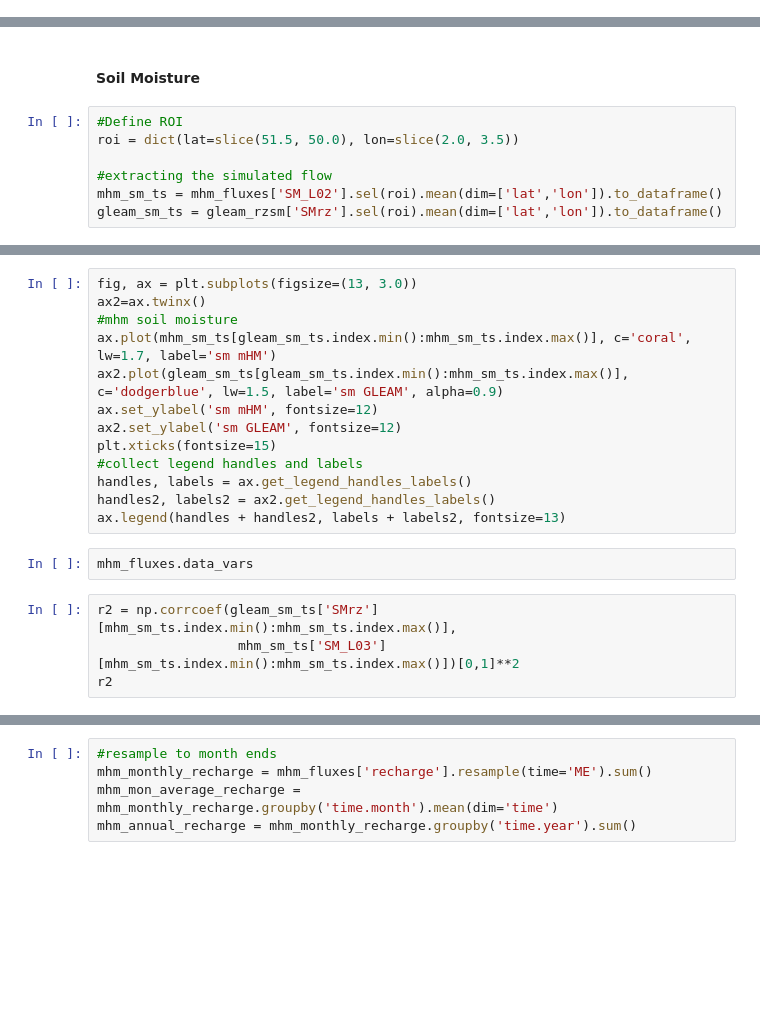
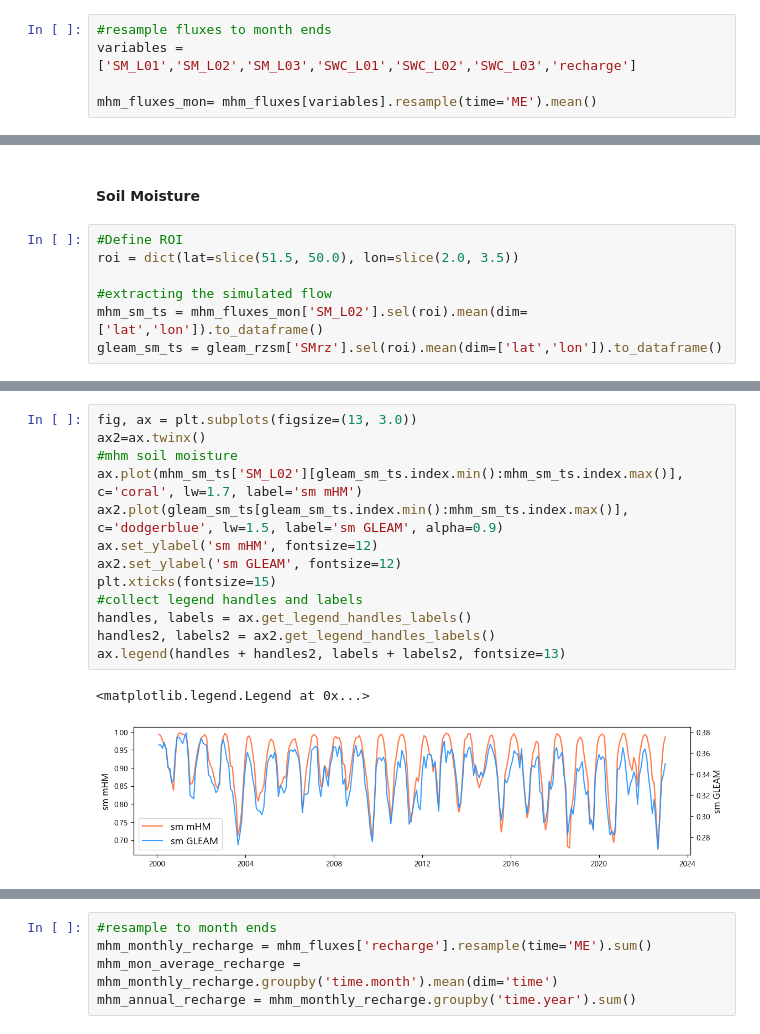
Before and after one commit to klekarkar/mHM_IO_dataprocessing, a Jupyter notebook: model_evaluation.ipynb, the cells around one changed output, grey strips where cells are left out. Cells and saved outputs as stored; diff of their text form; blank space fills up the shorter version.

Commit message:
longterm monthly soil moisture averages

```diff
--- a/model_evaluation.ipynb
+++ b/model_evaluation.ipynb
@@ -22,3 +32,8 @@ sim_flow_mhm = xr.open_dataset(r"W:\VUB\_main_research\mHM\mhm_outputs\mRM_Fluxe
+# %%
+#resample fluxes to month ends
+variables = ['SM_L01','SM_L02','SM_L03','SWC_L01','SWC_L02','SWC_L03','recharge']
+
+mhm_fluxes_mon= mhm_fluxes[variables].resample(time='ME').mean()
 # %% [markdown]
 #### Simulated data
 # %%
@@ -119,7 +153,7 @@ gleam_rzsm = xr.open_dataset(r"W:\VUB\_main_research\mHM\mhm_outputs\gleam_EUR_S
 roi = dict(lat=slice(51.5, 50.0), lon=slice(2.0, 3.5))
 
 #extracting the simulated flow
-mhm_sm_ts = mhm_fluxes['SM_L02'].sel(roi).mean(dim=['lat','lon']).to_dataframe()
+mhm_sm_ts = mhm_fluxes_mon['SM_L02'].sel(roi).mean(dim=['lat','lon']).to_dataframe()
 gleam_sm_ts = gleam_rzsm['SMrz'].sel(roi).mean(dim=['lat','lon']).to_dataframe()
 # %%
 gleam_sm_ts.index.max(), mhm_sm_ts.index.max()
@@ -126,21 +162,18 @@ gleam_sm_ts.index.max(), mhm_sm_ts.index.max()
 # %%
 fig, ax = plt.subplots(figsize=(13, 3.0))
 ax2=ax.twinx()
 #mhm soil moisture
-ax.plot(mhm_sm_ts[gleam_sm_ts.index.min():mhm_sm_ts.index.max()], c='coral', lw=1.7, label='sm mHM')
+ax.plot(mhm_sm_ts['SM_L02'][gleam_sm_ts.index.min():mhm_sm_ts.index.max()], c='coral', lw=1.7, label='sm mHM')
 ax2.plot(gleam_sm_ts[gleam_sm_ts.index.min():mhm_sm_ts.index.max()], c='dodgerblue', lw=1.5, label='sm GLEAM', alpha=0.9)
 ax.set_ylabel('sm mHM', fontsize=12)
 ax2.set_ylabel('sm GLEAM', fontsize=12)
 plt.xticks(fontsize=15)
 #collect legend handles and labels
 handles, labels = ax.get_legend_handles_labels()
 handles2, labels2 = ax2.get_legend_handles_labels()
 ax.legend(handles + handles2, labels + labels2, fontsize=13)
+# %% [output]
+<matplotlib.legend.Legend at 0x...>
+[figure, added]
-# %%
-mhm_fluxes.data_vars
-# %%
-r2 = np.corrcoef(gleam_sm_ts['SMrz'][mhm_sm_ts.index.min():mhm_sm_ts.index.max()],
-                  mhm_sm_ts['SM_L03'][mhm_sm_ts.index.min():mhm_sm_ts.index.max()])[0,1]**2
-r2
 # %%
 fig, ax = plt.subplots(subplot_kw={'projection': ccrs.PlateCarree()}, figsize=(10, 6))
```
Also changed, not shown: parts of 20 cells of this notebook, 3 other files.
